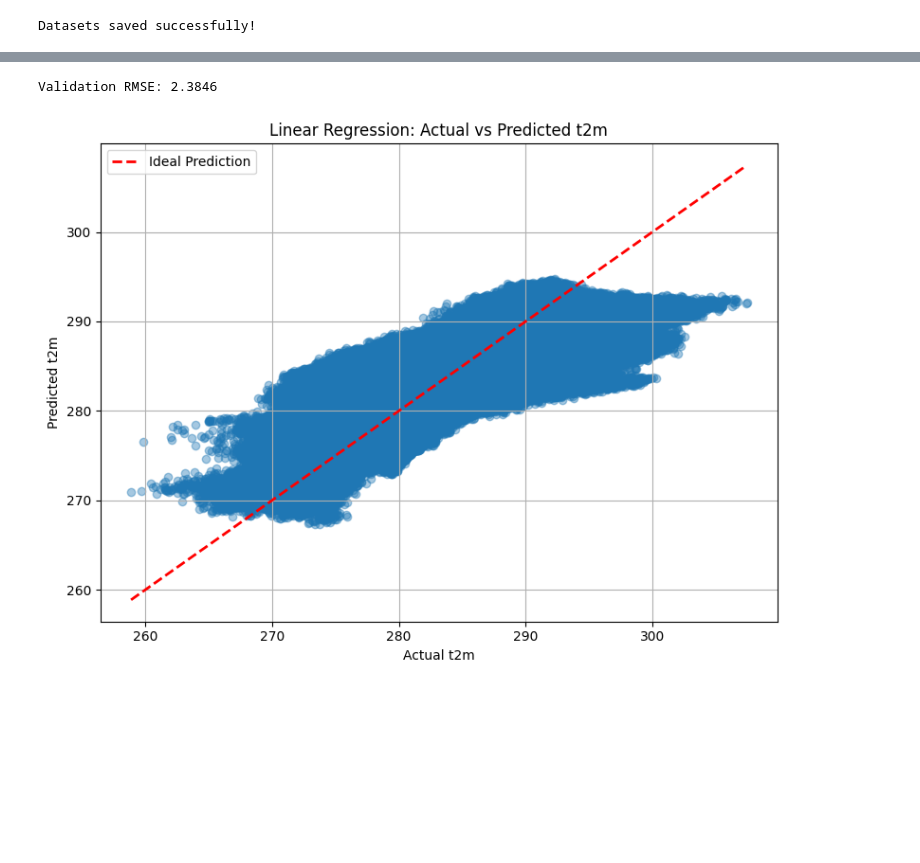
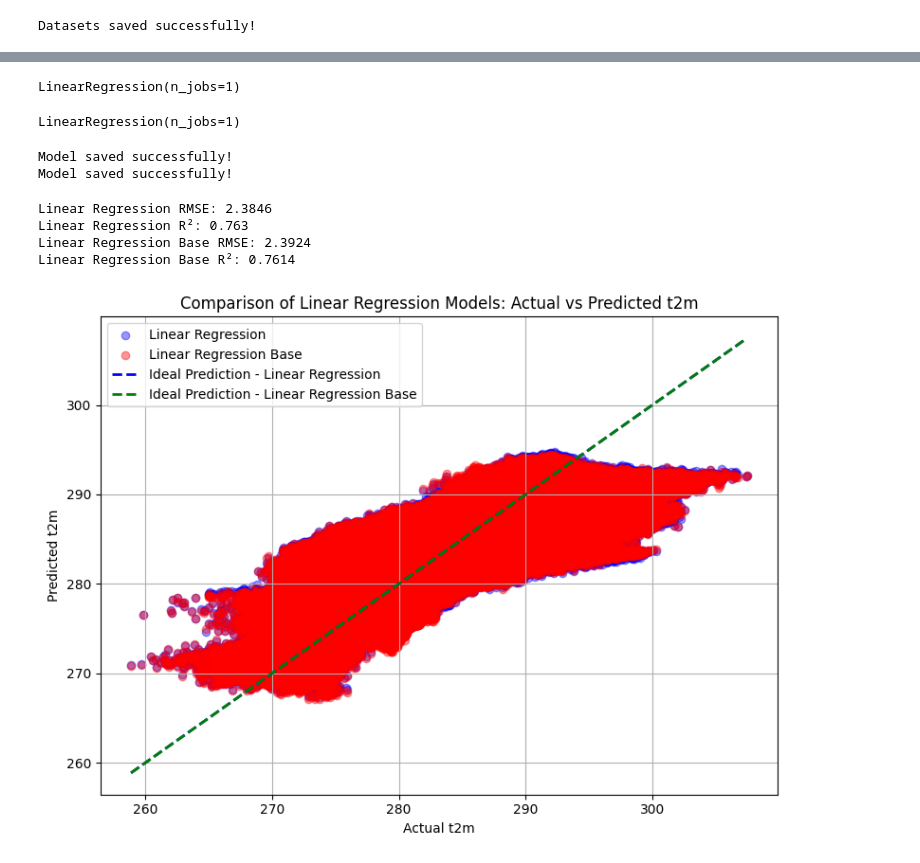
Before and after one commit to leewscott/Group-UK-Temperature-Regression-Integrating-Spatio-Temporal-Features, a Jupyter notebook: LinearRegression.ipynb, the cells around one changed output, grey strips where cells are left out. Cells and saved outputs as stored; diff of their text form; code cells hidden in the pictures; blank space fills up the shorter version.

Commit message:
Linear Regression Done, GS ANN, Report
Full Linear Regression File, GS ANN, Report Started

```diff
--- a/LinearRegression.ipynb
+++ b/LinearRegression.ipynb
@@ -91,5 +128,5 @@ print(numerical_attributes)
 # %%
-def encodeData(data, one_hot_attributes, numerical_attributes):
+def encodeData(data, oh_attributes, n_attributes):
     x = data.drop("t2m", axis=1)
     y = data["t2m"]
 
@@ -105,8 +142,8 @@ def encodeData(data, one_hot_attributes, numerical_attributes):
     ])
 
     transformers = [
-        ("cat-onehot", onehot_pipeline, one_hot_attributes),
-        ("numerical", numerical_pipeline, numerical_attributes)
+        ("cat-onehot", onehot_pipeline, oh_attributes),
+        ("numerical", numerical_pipeline, n_attributes)
     ]
 
     full_pipeline = ColumnTransformer(transformers=transformers)
@@ -115,3 +152,6 @@ def encodeData(data, one_hot_attributes, numerical_attributes):
 
 x_train, y_train = encodeData(era5_train, one_hot_attributes, numerical_attributes)
 x_validation, y_validation = encodeData(era5_validation, one_hot_attributes, numerical_attributes)
+
+x_train_base, y_train_base = encodeData(era5_train_base, one_hot_attributes, numerical_attributes_base)
+x_validation_base, y_validation_base = encodeData(era5_validation_base, one_hot_attributes, numerical_attributes_base)
@@ -146,23 +178,74 @@ Best parameters already found: {'copy_X': True, 'fit_intercept': True, 'n_jobs':
+# %%
+linear_regression = LinearRegression(**best_parameters)
+linear_regression.fit(x_train, y_train)
+# %% [output]
+LinearRegression(n_jobs=1)
+# %%
+linear_regression_base = LinearRegression(**best_parameters)
+linear_regression_base.fit(x_train_base, y_train_base)
+# %% [output]
+LinearRegression(n_jobs=1)
+# %%
+joblib.dump(linear_regression, 'linear_regression.pkl')
+print("Model saved successfully!")
+
+joblib.dump(linear_regression_base, 'linear_regression_base.pkl')
+print("Model saved successfully!")
+# %% [output]
+Model saved successfully!
+Model saved successfully!
 # %%
-y_validation_pred = best_linear_regression.predict(x_validation)
+y_validation_pred = linear_regression.predict(x_validation)
+y_validation_pred_base = linear_regression_base.predict(x_validation_base)
 # %%
-# Compute RMSE manually
+#Compute RMSE for both models
 rmse = np.sqrt(mean_squared_error(y_validation, y_validation_pred))
-print(f"Validation RMSE: {round(rmse, 4)}")
+rmse_base = np.sqrt(mean_squared_error(y_validation_base, y_validation_pred_base))
+
+# Compute R² for both models
+r2 = r2_score(y_validation, y_validation_pred)
+r2_base = r2_score(y_validation_base, y_validation_pred_base)
+
+# Print RMSE and R² values for both models
+print(f"Linear Regression RMSE: {round(rmse, 4)}")
+print(f"Linear Regression R²: {round(r2, 4)}")
+
+print(f"Linear Regression Base RMSE: {round(rmse_base, 4)}")
+print(f"Linear Regression Base R²: {round(r2_base, 4)}")
 # %% [output]
-Validation RMSE: 2.3846
+Linear Regression RMSE: 2.3846
+Linear Regression R²: 0.763
+Linear Regression Base RMSE: 2.3924
+Linear Regression Base R²: 0.7614
 # %%
+# Plotting
 plt.figure(figsize=(8, 6))
-plt.scatter(y_validation, y_validation_pred, alpha=0.4)
+
+# Scatter plot for linear_regression predictions
+plt.scatter(y_validation, y_validation_pred, alpha=0.4, label="Linear Regression", color='blue')
+
+# Scatter plot for linear_regression_base predictions
+plt.scatter(y_validation_base, y_validation_pred_base, alpha=0.4, label="Linear Regression Base", color='red')
+
+# Ideal prediction line for Linear Regression (blue)
 plt.plot([y_validation.min(), y_validation.max()],
          [y_validation.min(), y_validation.max()],
-         color="red", linestyle="--", linewidth=2, label="Ideal Prediction")
+         color="blue", linestyle="--", linewidth=2, label="Ideal Prediction - Linear Regression")
+
+# Ideal prediction line for Linear Regression Base (green)
+plt.plot([y_validation_base.min(), y_validation_base.max()],
+         [y_validation_base.min(), y_validation_base.max()],
+         color="green", linestyle="--", linewidth=2, label="Ideal Prediction - Linear Regression Base")
+
+# Labels and title
 plt.xlabel("Actual t2m")
 plt.ylabel("Predicted t2m")
-plt.title("Linear Regression: Actual vs Predicted t2m")
+plt.title("Comparison of Linear Regression Models: Actual vs Predicted t2m")
+
+# Adding legend
 plt.legend(loc="upper left")
 plt.grid(True)
 plt.tight_layout()
 plt.show()
 # %% [output]
-[figure, old version]
+[figure, new version]
```
Also changed, not shown: parts of 12 cells of this notebook, 2 other files.
